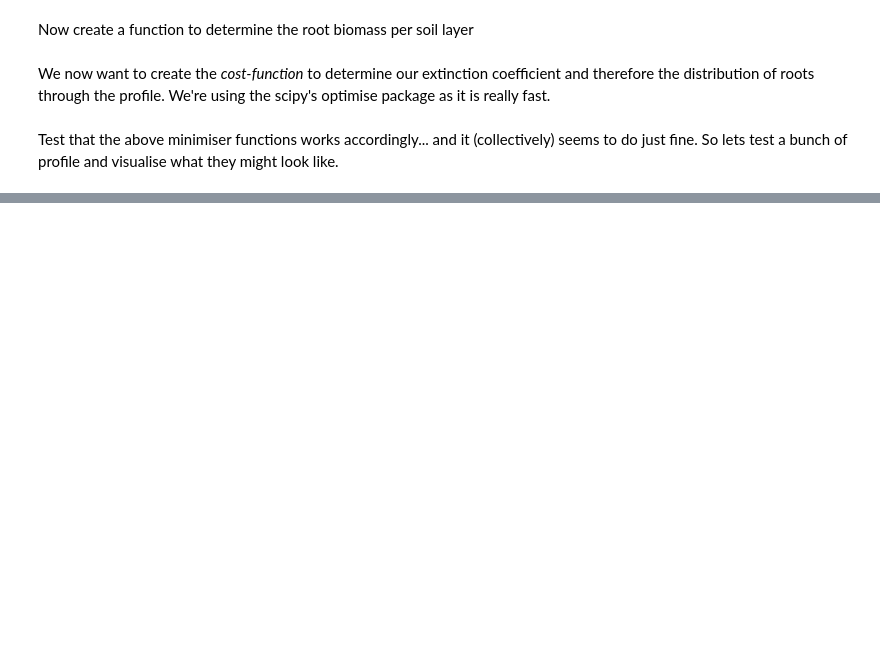
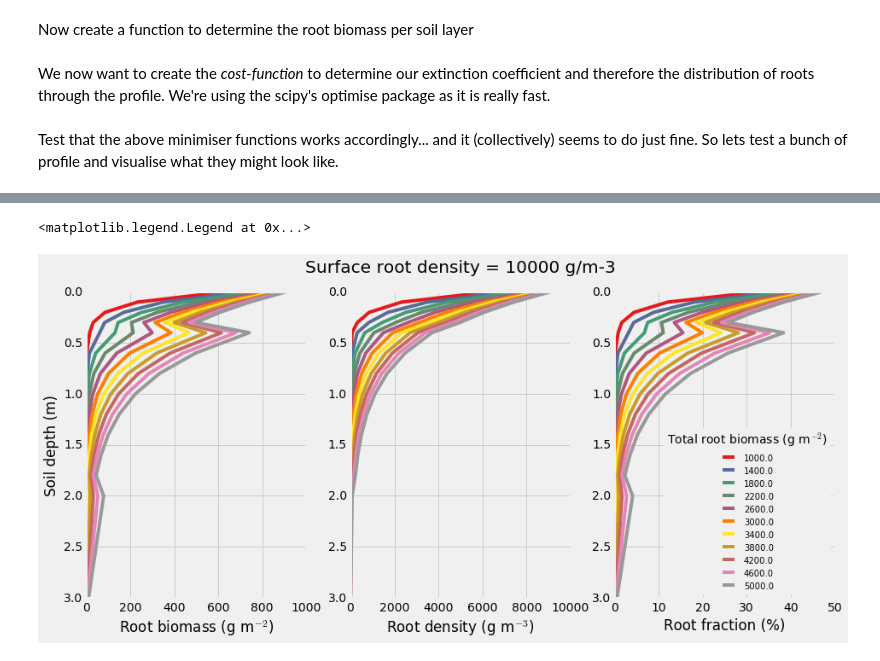
Before and after one commit to rhyswhitley/rooting_depth, a Jupyter notebook: setup/Root Distributions.ipynb, the cells around one changed output, grey strips where cells are left out. Saved outputs shown, nothing was run; the diff lists cells and outputs as text; code cells hidden in the pictures; blank space fills up the shorter version.

```diff
--- a/setup/Root Distributions.ipynb
+++ b/setup/Root Distributions.ipynb
@@ -185,0 +205,40 @@ ax3.legend(loc='lower right', title="Surface root density (g m$^{-3}$)", fontsiz
+# %%
+rd_surf = 10000
+rb_total = 1930
+
+# test
+rbtot_list = np.linspace(1e3, 5e3, 11)
+color_list = plt.get_cmap('Set1', len(rdens_list))
+
+ax1 = plt.subplot(131)
+ax2 = plt.subplot(132, sharey=ax1)
+ax3 = plt.subplot(133, sharey=ax1)
+
+for (i, rb) in enumerate(rbtot_list):
+
+    rbm = get_root_dist(rb, rd_surf, soil_depth)
+    rdn = np.array(rbm)/np.array(soil_thick)
+    rfr = np.array(rbm)/rb_total*100
+
+    ax1.plot(rbm, soil_depth[:-1], label=rb, color=color_list(i))
+
+    ax2.plot(rdn, soil_depth[:-1], label=rb, color=color_list(i))
+
+    ax3.plot(rfr, soil_depth[:-1], label=rb, color=color_list(i))
+
+
+ax1.set_ylim([0, 3])
+ax1.set_ylabel(r'Soil depth (m)')
+
+ax1.set_xlabel(r'Root biomass (g m$^{-2}$)')
+ax2.set_xlabel(r'Root density (g m$^{-3}$)')
+ax3.set_xlabel(r'Root fraction (%)')
+
+ax2.set_title('Surface root density = {0} g/m-3'.format(rd_surf), y=1.05)
+
+ax1.invert_yaxis()
+
+ax3.legend(loc='lower right', title="Total root biomass (g m$^{-2}$)", fontsize=10)
+# %% [output]
+<matplotlib.legend.Legend at 0x...>
+[figure, added]
```
Also changed, not shown: parts of 9 cells of this notebook, 2 other files.
